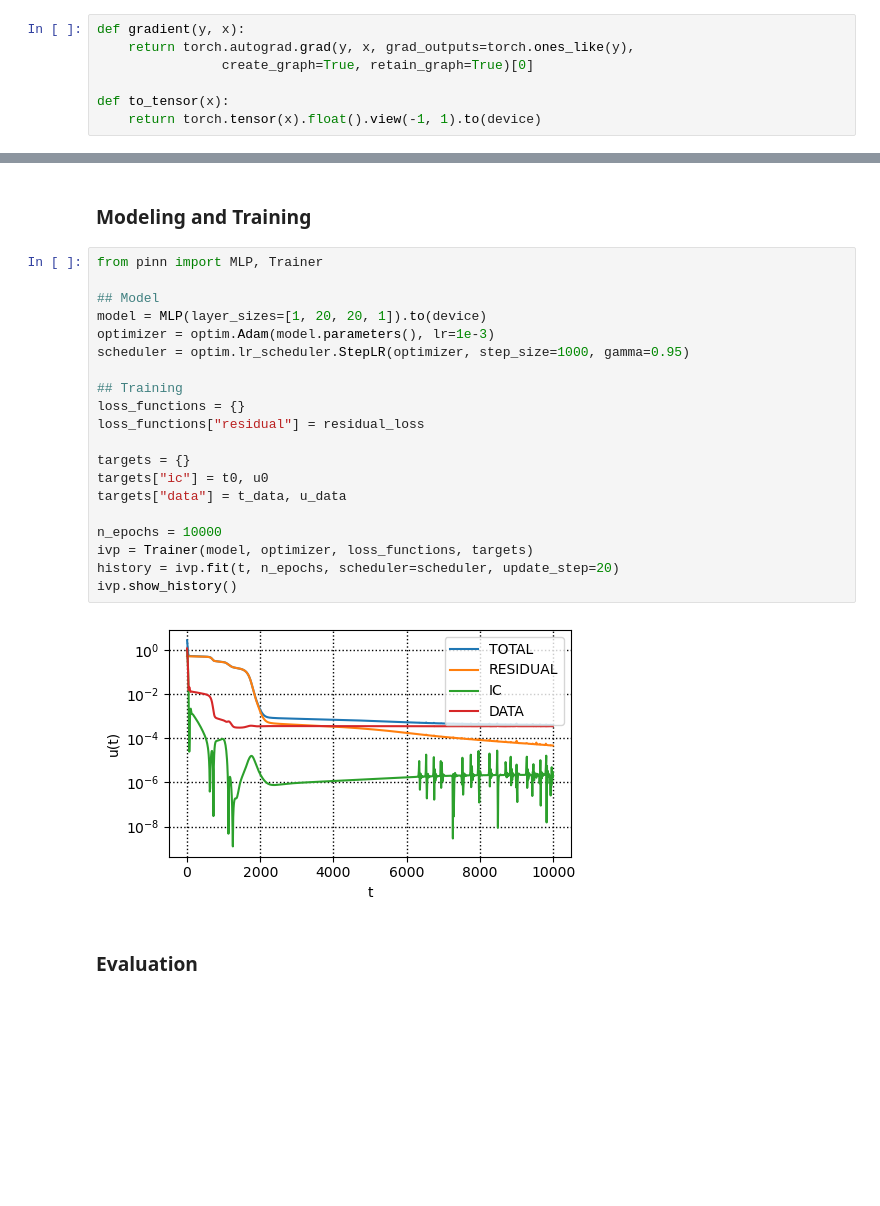
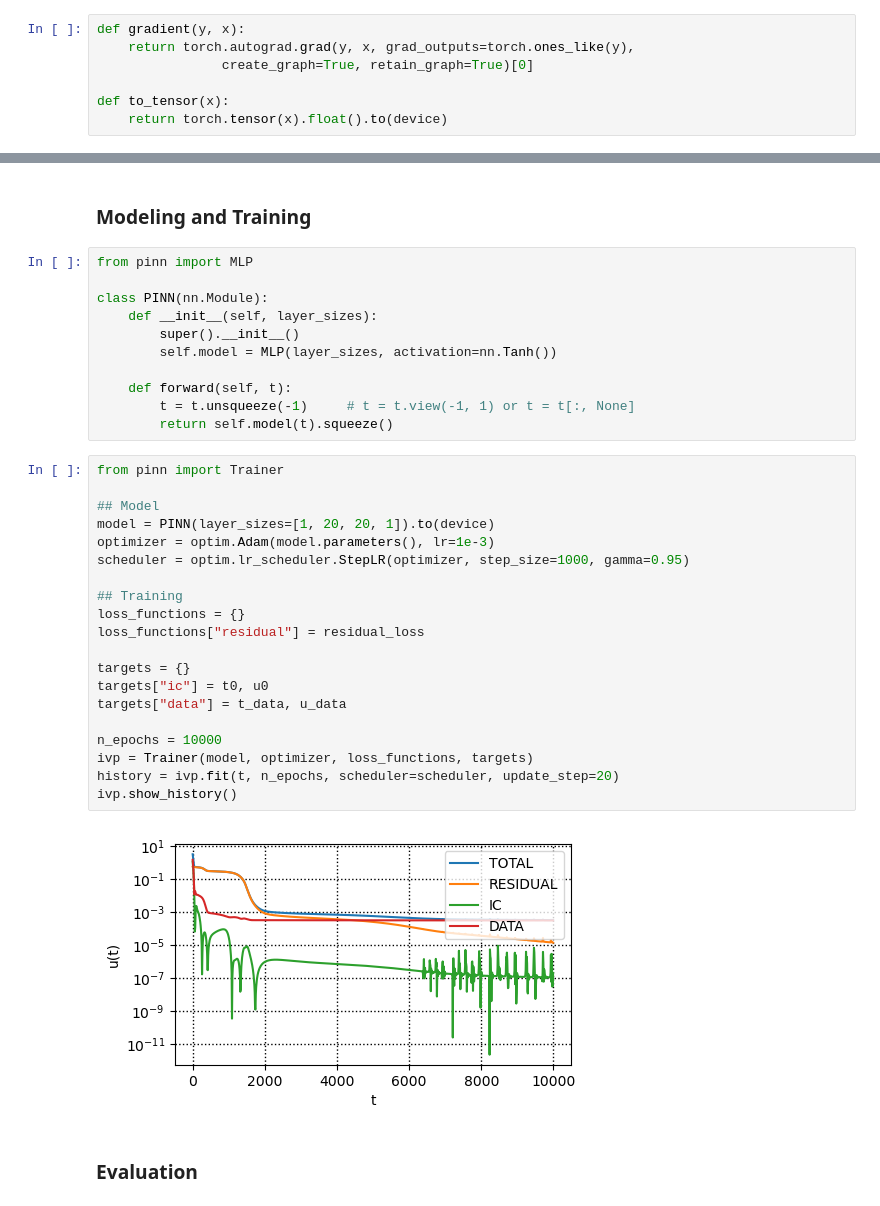
Before and after one commit to nampluskr/lectures, a Jupyter notebook: numerical_analysis/NA-5_physics_informed_neural_newtorks/NA-511_ivp_sin_trainer.ipynb, the cells around one changed output, grey strips where cells are left out. Cells and saved outputs as stored; diff of their text form; blank space fills up the shorter version.

```diff
--- a/numerical_analysis/NA-5_physics_informed_neural_newtorks/NA-511_ivp_sin_trainer.ipynb
+++ b/numerical_analysis/NA-5_physics_informed_neural_newtorks/NA-511_ivp_sin_trainer.ipynb
@@ -36,7 +39,7 @@ def gradient(y, x):
                 create_graph=True, retain_graph=True)[0]
 
 def to_tensor(x):
-    return torch.tensor(x).float().view(-1, 1).to(device)
+    return torch.tensor(x).float().to(device)
 # %%
 def u_exact(t):
     return np.sin(2*np.pi*t)/(2*np.pi) + 1
@@ -65,28 +68,39 @@ t_data = to_tensor(t_data_np)
 u_data = to_tensor(u_data_np)
 # %% [markdown]
 ### Modeling and Training
+# %%
+from pinn import MLP
+
+class PINN(nn.Module):
+    def __init__(self, layer_sizes):
+        super().__init__()
+        self.model = MLP(layer_sizes, activation=nn.Tanh())
+
+    def forward(self, t):
+        t = t.unsqueeze(-1)     # t = t.view(-1, 1) or t = t[:, None]
+        return self.model(t).squeeze()
 # %%
-from pinn import MLP, Trainer
+from pinn import Trainer
 
 ## Model
-model = MLP(layer_sizes=[1, 20, 20, 1]).to(device)
+model = PINN(layer_sizes=[1, 20, 20, 1]).to(device)
 optimizer = optim.Adam(model.parameters(), lr=1e-3)
 scheduler = optim.lr_scheduler.StepLR(optimizer, step_size=1000, gamma=0.95)
 
 ## Training
 loss_functions = {}
 loss_functions["residual"] = residual_loss
 
 targets = {}
 targets["ic"] = t0, u0
 targets["data"] = t_data, u_data
 
 n_epochs = 10000
 ivp = Trainer(model, optimizer, loss_functions, targets)
 history = ivp.fit(t, n_epochs, scheduler=scheduler, update_step=20)
 ivp.show_history()
 # %% [output]
-[figure, old version]
+[figure, new version]
 # %% [markdown]
 ### Evaluation
 # %%
```
Also changed, not shown: parts of 2 cells of this notebook, 3 other files.
